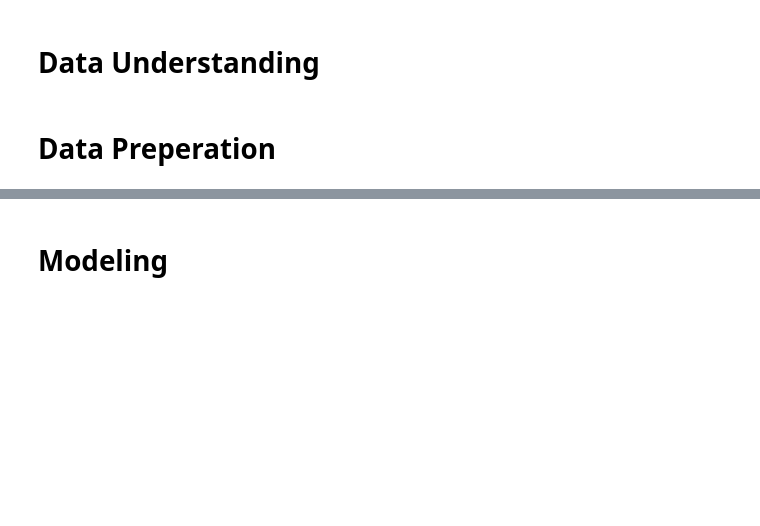
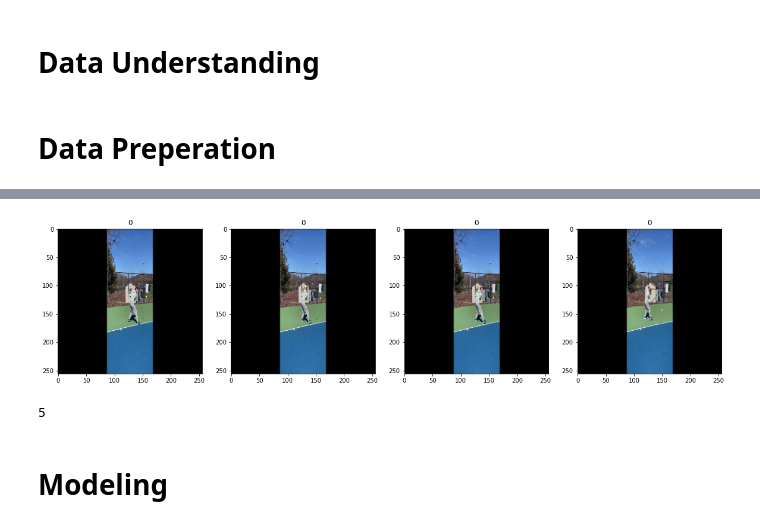
Before and after one commit to adammarianacci/Tennis_Shot_Analysis, a Jupyter notebook: notebook.ipynb, the cells around one changed output, grey strips where cells are left out. Saved outputs shown, nothing was run; the diff lists cells and outputs as text; code cells hidden in the pictures; blank space fills up the shorter version.

```diff
--- a/notebook.ipynb
+++ b/notebook.ipynb
@@ -99,0 +146,7 @@ data = tf.keras.utils.image_dataset_from_directory('data')
+# %%
+# scaling data
+data = data.map(lambda X,y: (X/255, y))
+# %%
+scaled_iterator = data.as_numpy_iterator()
+# %%
+batch = scaled_iterator.next()
@@ -99,0 +163,13 @@ data = tf.keras.utils.image_dataset_from_directory('data')
+# %%
+# viewing a batch of data to see what class my frames belong to
+fig, ax = plt.subplots(ncols=4, figsize=(20,20))
+for idx, img in enumerate(batch[0][:4]):
+    ax[idx].imshow(img)
+    ax[idx].title.set_text(batch[1][idx])
+# %% [output]
+[figure, added]
+# %%
+# There are 5 batches - currently set to 32 in a batch
+len(data)
+# %% [output]
+5
```
Also changed, not shown: parts of 24 cells of this notebook.
